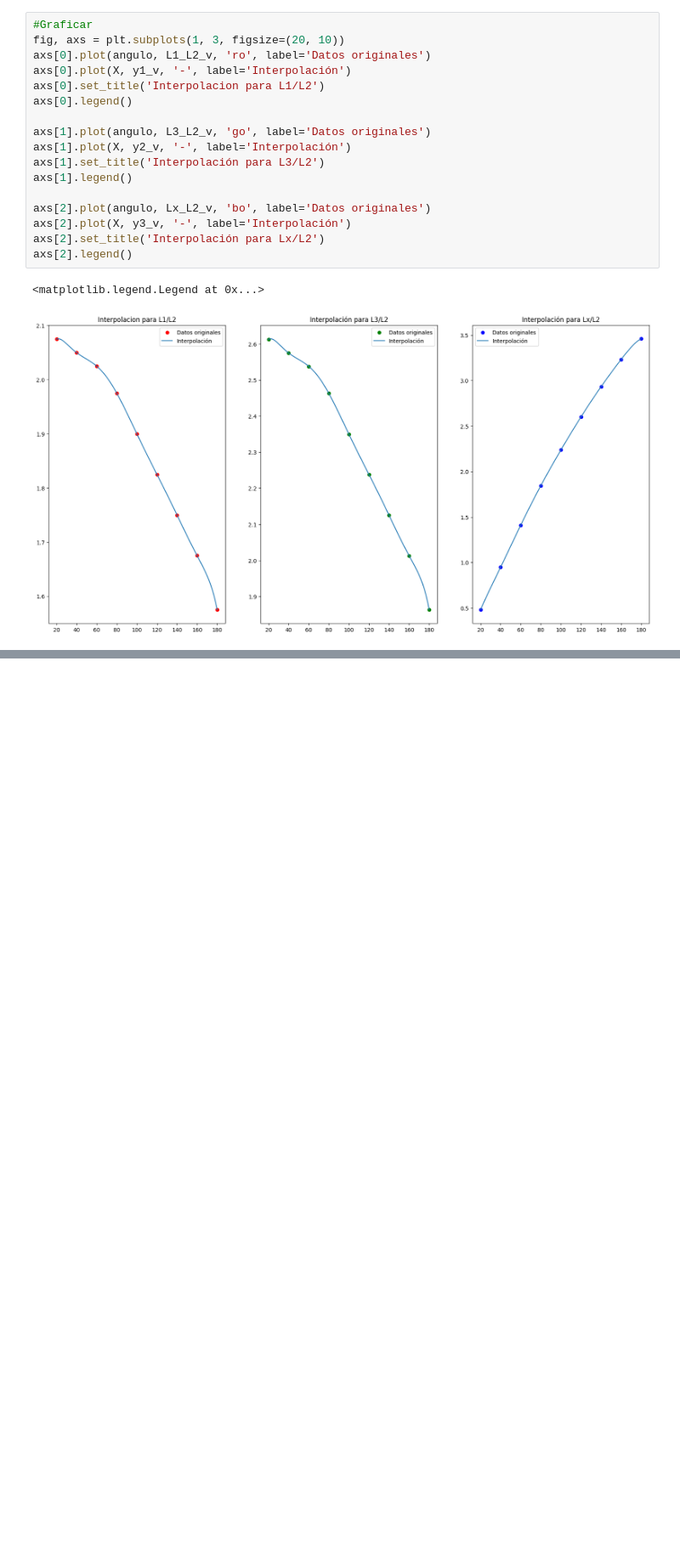
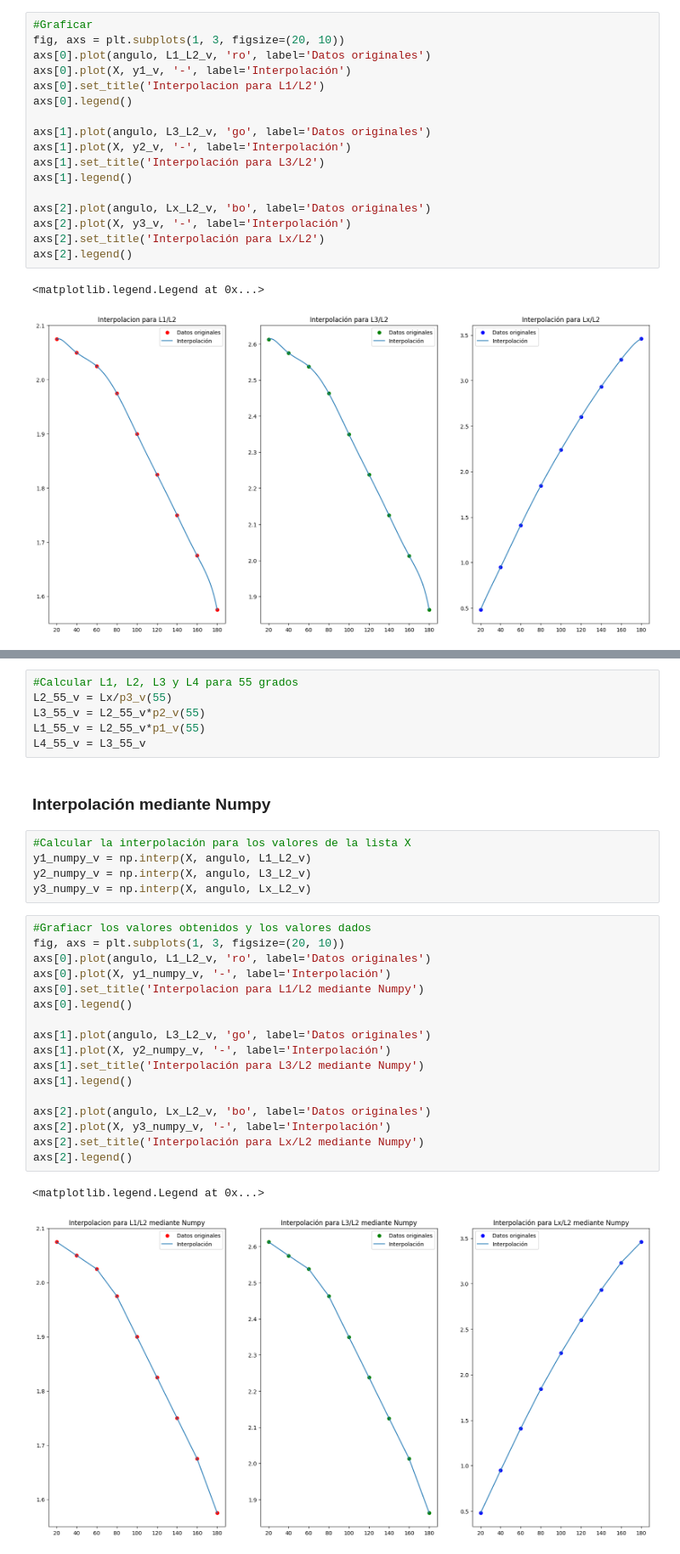
Before and after one commit to JuanMcd/ProgParaIngenieria, a Jupyter notebook: Tarea_interpolacion.ipynb, the cells around one changed output, grey strips where cells are left out. Shown at 85% size. Cells and saved outputs as stored; diff of their text form; blank space fills up the shorter version.

Commit message:
Calculo de la interpolación mediante Numpy para velocidad y visualización de datos mediante un DataFrame de Pandas

```diff
--- a/Tarea_interpolacion.ipynb
+++ b/Tarea_interpolacion.ipynb
@@ -170,0 +177,33 @@ axs[2].legend()
+# %%
+#Calcular L1, L2, L3 y L4 para 55 grados
+L2_55_v = Lx/p3_v(55)
+L3_55_v = L2_55_v*p2_v(55)
+L1_55_v = L2_55_v*p1_v(55)
+L4_55_v = L3_55_v
+# %% [markdown]
+### Interpolación mediante Numpy
+# %%
+#Calcular la interpolación para los valores de la lista X
+y1_numpy_v = np.interp(X, angulo, L1_L2_v)
+y2_numpy_v = np.interp(X, angulo, L3_L2_v)
+y3_numpy_v = np.interp(X, angulo, Lx_L2_v)
+# %%
+#Grafiacr los valores obtenidos y los valores dados
+fig, axs = plt.subplots(1, 3, figsize=(20, 10))
+axs[0].plot(angulo, L1_L2_v, 'ro', label='Datos originales')
+axs[0].plot(X, y1_numpy_v, '-', label='Interpolación')
+axs[0].set_title('Interpolacion para L1/L2 mediante Numpy')
+axs[0].legend()
+
+axs[1].plot(angulo, L3_L2_v, 'go', label='Datos originales')
+axs[1].plot(X, y2_numpy_v, '-', label='Interpolación')
+axs[1].set_title('Interpolación para L3/L2 mediante Numpy')
+axs[1].legend()
+
+axs[2].plot(angulo, Lx_L2_v, 'bo', label='Datos originales')
+axs[2].plot(X, y3_numpy_v, '-', label='Interpolación')
+axs[2].set_title('Interpolación para Lx/L2 mediante Numpy')
+axs[2].legend()
+# %% [output]
+<matplotlib.legend.Legend at 0x...>
+[figure, added]
```
Also changed, not shown: parts of 4 cells of this notebook.
